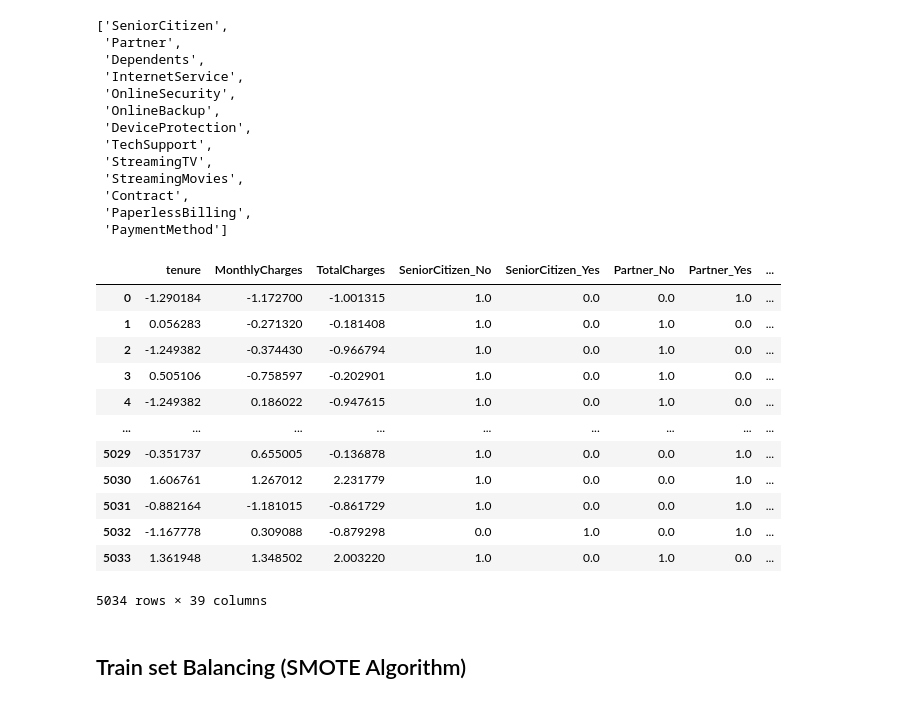
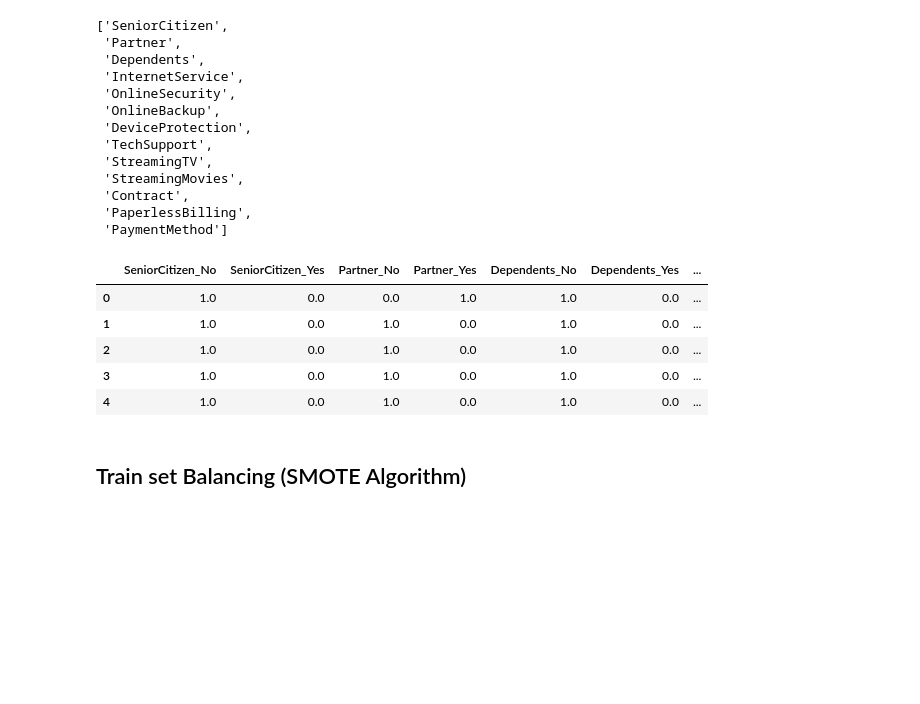
Before and after one commit to Azie88/Gradio-ML-classification-model-app-deployment, a Jupyter notebook: Project_notebook.ipynb, the cells around one changed output. Cells and saved outputs as stored; diff of their text form; code cells hidden in the pictures; blank space fills up the shorter version.

```diff
--- a/Project_notebook.ipynb
+++ b/Project_notebook.ipynb
@@ -217,48 +218,50 @@ categorical_transformer = Pipeline(steps=[
     ('onehot', OneHotEncoder(handle_unknown='ignore'))
 ])
 
 # Combine transformers using ColumnTransformer
 preprocessor = ColumnTransformer(
     transformers=[
         ('num', numerical_transformer, num_cols),
         ('cat', categorical_transformer, cat_cols)
     ])
 
 # Create the pipeline
 pipeline = Pipeline(steps=[('preprocessor', preprocessor)])
 
 # Fit and transform the data
 X_processed = pipeline.fit_transform(X)
 
 # Extracting feature names for numerical columns
 num_feature_names = num_cols
 
 # Extracting feature names for categorical columns after one-hot encoding
 cat_encoder = pipeline.named_steps['preprocessor'].named_transformers_['cat'].named_steps['onehot']
 cat_feature_names = cat_encoder.get_feature_names_out(cat_cols)
 
 # Concatenating numerical and categorical feature names
 feature_names = num_feature_names + list(cat_feature_names)
 
 # Convert X_processed to DataFrame
 X_processed_df = pd.DataFrame(X_processed, columns=feature_names)
 
-# Display DataFrame
-X_processed_df
+# Extract the first three columns
+first_three_columns = X_processed_df.iloc[:, :3]
+
+# Extract the remaining columns except the first three
+remaining_columns = X_processed_df.iloc[:, 3:]
+
+# Concatenate the remaining columns with the first three columns shifted to the end
+X_processed_df = pd.concat([remaining_columns, first_three_columns], axis=1)
+
+# Display the new DataFrame
+X_processed_df.head()
 # %% [output]
-|  | tenure | MonthlyCharges | TotalCharges | SeniorCitizen_No | SeniorCitizen_Yes | Partner_No | Partner_Yes | ... |
-| 0 | -1.290184 | -1.172700 | -1.001315 | 1.0 | 0.0 | 0.0 | 1.0 | ... |
-| 1 | 0.056283 | -0.271320 | -0.181408 | 1.0 | 0.0 | 1.0 | 0.0 | ... |
-| 2 | -1.249382 | -0.374430 | -0.966794 | 1.0 | 0.0 | 1.0 | 0.0 | ... |
-| 3 | 0.505106 | -0.758597 | -0.202901 | 1.0 | 0.0 | 1.0 | 0.0 | ... |
-| 4 | -1.249382 | 0.186022 | -0.947615 | 1.0 | 0.0 | 1.0 | 0.0 | ... |
-| ... | ... | ... | ... | ... | ... | ... | ... | ... |
-| 5029 | -0.351737 | 0.655005 | -0.136878 | 1.0 | 0.0 | 0.0 | 1.0 | ... |
-| 5030 | 1.606761 | 1.267012 | 2.231779 | 1.0 | 0.0 | 0.0 | 1.0 | ... |
-| 5031 | -0.882164 | -1.181015 | -0.861729 | 1.0 | 0.0 | 0.0 | 1.0 | ... |
-| 5032 | -1.167778 | 0.309088 | -0.879298 | 0.0 | 1.0 | 0.0 | 1.0 | ... |
-| 5033 | 1.361948 | 1.348502 | 2.003220 | 1.0 | 0.0 | 1.0 | 0.0 | ... |
+|  | SeniorCitizen_No | SeniorCitizen_Yes | Partner_No | Partner_Yes | Dependents_No | Dependents_Yes | ... |
+| 0 | 1.0 | 0.0 | 0.0 | 1.0 | 1.0 | 0.0 | ... |
+| 1 | 1.0 | 0.0 | 1.0 | 0.0 | 1.0 | 0.0 | ... |
+| 2 | 1.0 | 0.0 | 1.0 | 0.0 | 1.0 | 0.0 | ... |
+| 3 | 1.0 | 0.0 | 1.0 | 0.0 | 1.0 | 0.0 | ... |
+| 4 | 1.0 | 0.0 | 1.0 | 0.0 | 1.0 | 0.0 | ... |
-5034 rows × 39 columns
 # %% [markdown]
 ## Train set Balancing (SMOTE Algorithm)
 # %% [markdown]
```
Also changed, not shown: parts of 54 cells of this notebook.
